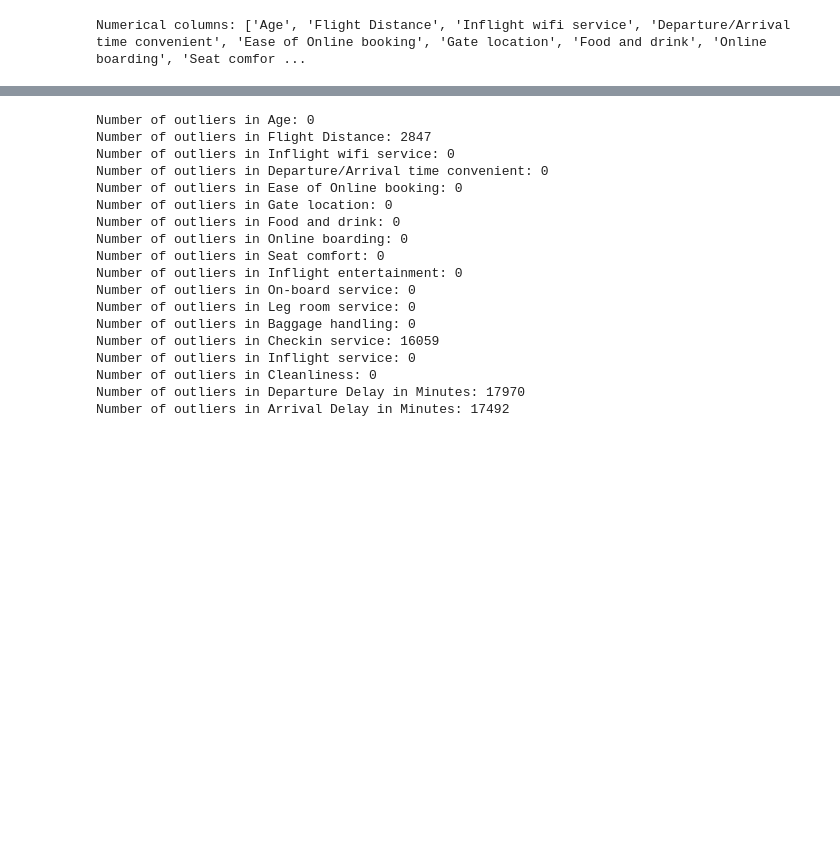
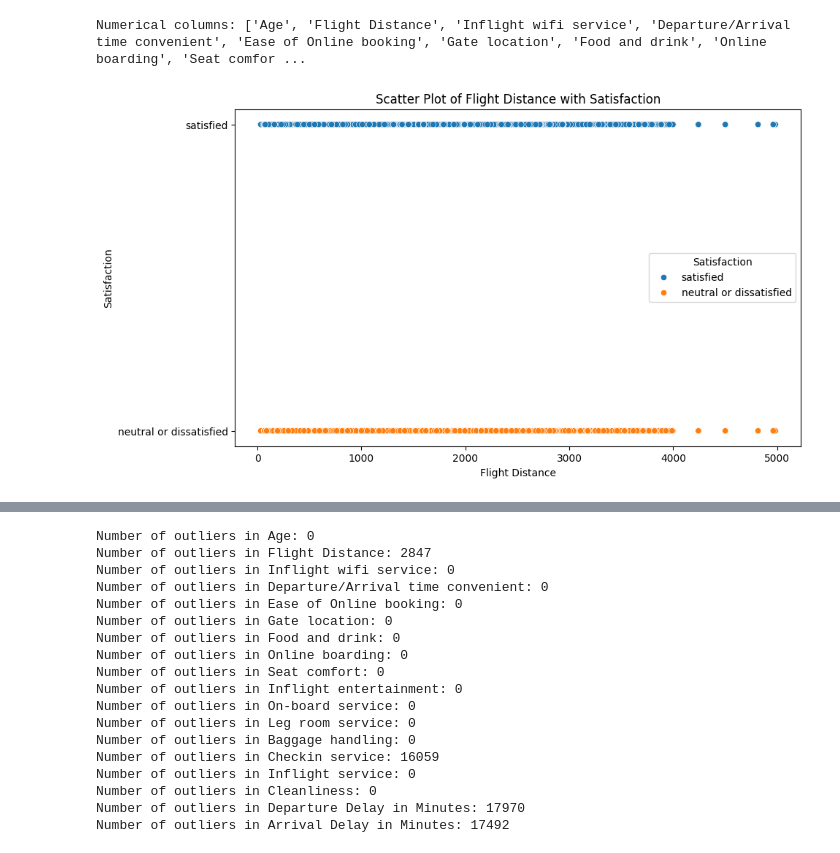
Before and after one commit to apekshai101/Project_4, a Jupyter notebook: Log_Transform_Satisfaction.ipynb, the cells around one changed output, grey strips where cells are left out. Cells and saved outputs as stored; diff of their text form; code cells hidden in the pictures; blank space fills up the shorter version.

```diff
--- a/Log_Transform_Satisfaction.ipynb
+++ b/Log_Transform_Satisfaction.ipynb
@@ -196,3 +196,14 @@ numerical_columns = df.select_dtypes(include=['number']).columns.tolist()
 print("Numerical columns:", numerical_columns)
 # %% [output]
 Numerical columns: ['Age', 'Flight Distance', 'Inflight wifi service', 'Departure/Arrival time convenient', 'Ease of Online booking', 'Gate location', 'Food and drink', 'Online boarding', 'Seat comfor ...
+# %%
+# Create a scatter plot with flight distance, class, and hue as satisfaction
+plt.figure(figsize=(10, 6))
+sns.scatterplot(x='Flight Distance', y='satisfaction', hue='satisfaction', data=df)
+plt.title('Scatter Plot of Flight Distance with Satisfaction')
+plt.xlabel('Flight Distance')
+plt.ylabel('Satisfaction')
+plt.legend(title='Satisfaction')
+plt.show()
+# %% [output]
+[figure, added]
```
Also changed, not shown: parts of 21 cells of this notebook.
